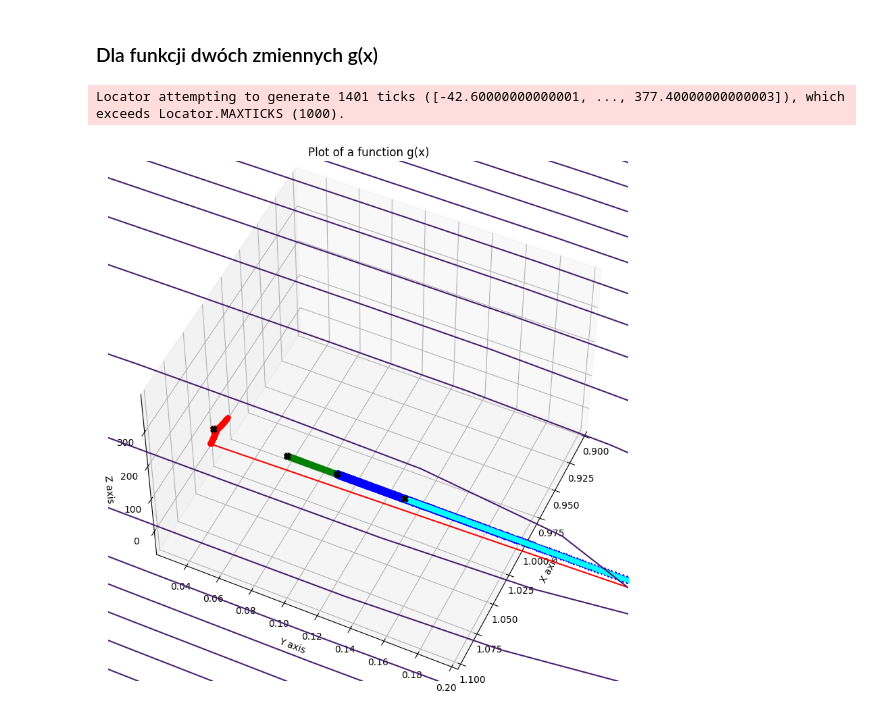
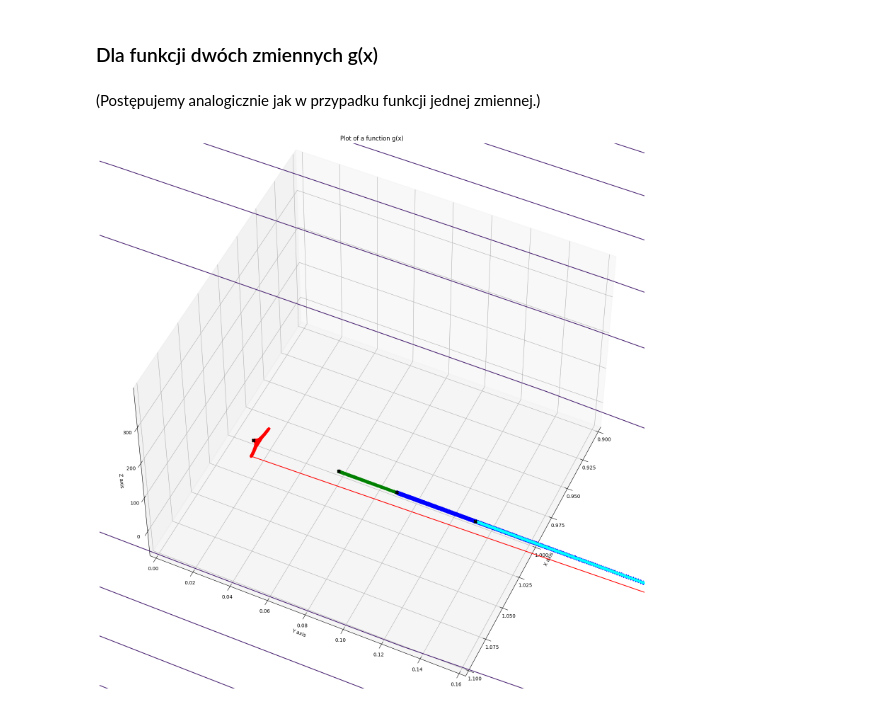
Before and after one commit to goshakowska/AI_steepest_decent, a Jupyter notebook: WSI_LAB1.ipynb, the cells around one changed output. Saved outputs shown, nothing was run; the diff lists cells and outputs as text; code cells hidden in the pictures.

```diff
--- a/WSI_LAB1.ipynb
+++ b/WSI_LAB1.ipynb
@@ -39,7 +37,7 @@ y_values = [f_function(x) for x in  x_values]
 # %% [markdown]
 W tej komórce kodu jesteśmy w stanie ustawić rozmiary wykresu, w celu jak najlepszego zwizualizowania danych.
 # %%
-# plt.rcParams["figure.figsize"] = (40,20)
+plt.rcParams["figure.figsize"] = (40,20)
 # %% [markdown]
 ### Generowanie wykresu funkcji f(x)
 # %% [markdown]
@@ -84,7 +82,7 @@ z_values = g_function(vector_x_value, vector_y_value)
 # %% [markdown]
 W tej komórce kodu jesteśmy w stanie ustawić rozmiary wykresu, w celu jak najlepszego zwizualizowania danych.
 # %%
-# plt.rcParams["figure.figsize"] = (20,10)
+plt.rcParams["figure.figsize"] = (20,10)
 # %% [markdown]
 ### Generowanie wykresu funkcji g(x)
 # %%
@@ -358,5 +396,7 @@ plt.show()
 # %% [markdown]
 ### Dla funkcji dwóch zmiennych g(x)
+# %% [markdown]
+(Postępujemy analogicznie jak w przypadku funkcji jednej zmiennej.)
 # %%
 x_values = np.linspace(-2.2, 2.2)
 y_values = np.linspace(-2.2, 2.2)
@@ -380,31 +420,30 @@ x_minimum_3d_4, y_minimum_3d_4 = local_minimum_3d_4
 z_minimum_3d_4 = g_function(x_minimum_3d_4, y_minimum_3d_4)
 # %%
 fig = plt.figure()
+plt.rcParams["figure.figsize"] = (40,20)
 ax = plt.axes(projection='3d')
-ax.contour3D(x_values, y_values, z_values, 1500, cmap='viridis')
+ax.contour3D(x_values, y_values, z_values, 1000, cmap='viridis')
 ax.set(xlabel='X axis', ylabel='Y axis', zlabel='Z axis',
        title='Plot of a function g(x)')
 
 plt.xlim([0.9, 1.1])
-plt.ylim([0.025, 0.20])
+plt.ylim([0, 0.16])
 
 
 path_to_minimum_1 = ax.plot3D(analysed_graph_points_3d_1[0], analysed_graph_points_3d_1[1], [g_function(analysed_graph_points_3d_1[0][i], analysed_graph_points_3d_1[1][i]) for i in range(0, len(analysed_graph_points_3d_1[0]))], marker="p",  c="red")
 marked_minimum_1 = ax.scatter(x_minimum_3d_1, y_minimum_3d_1, z_minimum_3d_1, marker="X", c="black", label="Global minimum", s=45)
 
 path_to_minimum_2 = ax.plot3D(analysed_graph_points_3d_2[0], analysed_graph_points_3d_2[1], [g_function(analysed_graph_points_3d_2[0][i], analysed_graph_points_3d_2[1][i]) for i in range(0, len(analysed_graph_points_3d_2[0]))], marker="P",  c="green")
 marked_minimum_2 = ax.scatter(x_minimum_3d_2, y_minimum_3d_2, z_minimum_3d_2, marker="X", c="black", label="Global minimum", s=45)
 
 path_to_minimum_3 = ax.plot3D(analysed_graph_points_3d_3[0], analysed_graph_points_3d_3[1], [g_function(analysed_graph_points_3d_3[0][i], analysed_graph_points_3d_3[1][i]) for i in range(0, len(analysed_graph_points_3d_3[0]))], marker="d",  c="blue")
 marked_minimum_3 = ax.scatter(x_minimum_3d_3, y_minimum_3d_3, z_minimum_3d_3, marker="X", c="black", label="Global minimum", s=45)
 
 path_to_minimum_4 = ax.plot3D(analysed_graph_points_3d_4[0], analysed_graph_points_3d_4[1], [g_function(analysed_graph_points_3d_4[0][i], analysed_graph_points_3d_4[1][i]) for i in range(0, len(analysed_graph_points_3d_4[0]))], marker="*",  c="cyan")
 marked_minimum_4 = ax.scatter(x_minimum_3d_4, y_minimum_3d_4, z_minimum_3d_4, marker="X", c="black", label="Global minimum", s=45)
 
 
-
 ax.view_init(50, 25)
 plt.show()
 # %% [output]
-Locator attempting to generate 1401 ticks ([-42.60000000000001, ..., 377.40000000000003]), which exceeds Locator.MAXTICKS (1000).
-[figure, old version]
+[figure, new version]
```
Also changed, not shown: parts of 24 cells of this notebook.
